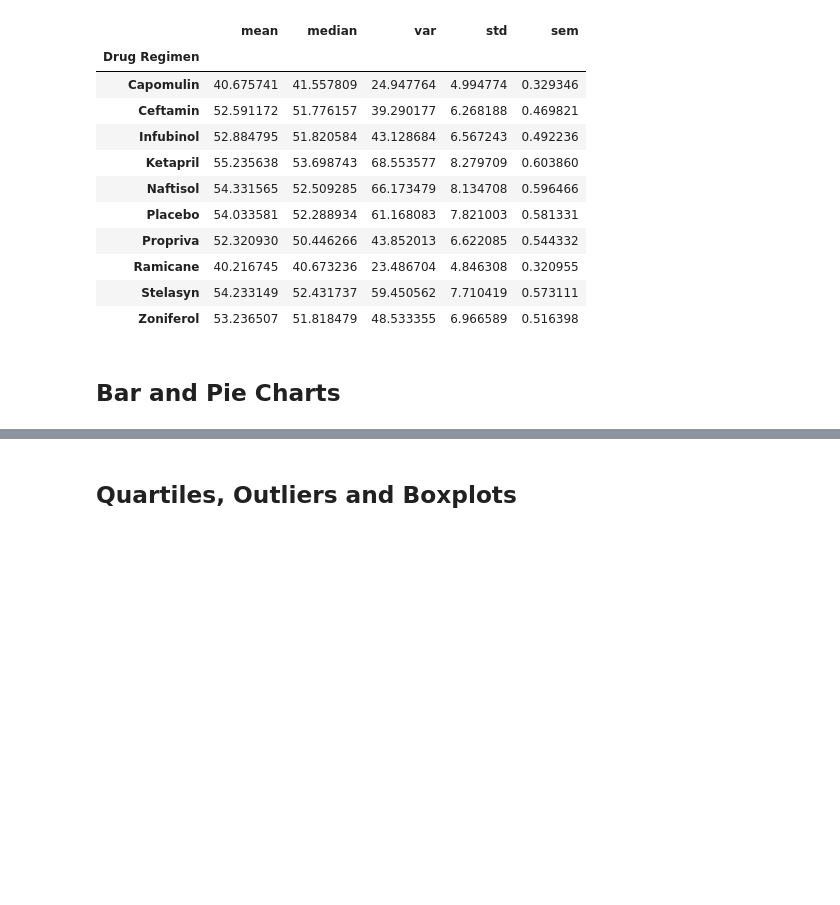
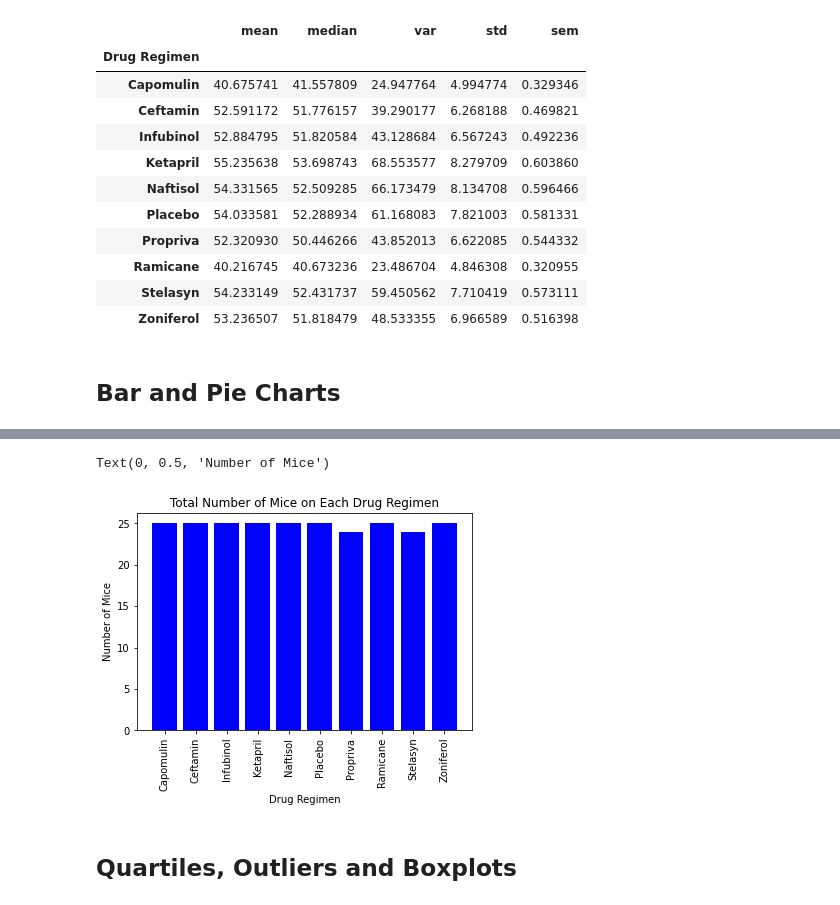
Before and after one commit to Courtneyrobison3/matplotlib-challenge, a Jupyter notebook: pymaceuticals_starter.ipynb, the cells around one changed output, grey strips where cells are left out. Saved outputs shown, nothing was run; the diff lists cells and outputs as text; code cells hidden in the pictures; blank space fills up the shorter version.

```diff
--- a/pymaceuticals_starter.ipynb
+++ b/pymaceuticals_starter.ipynb
@@ -190,3 +194,20 @@ Aggmethod
+# %%
+# Generate a bar plot showing the total number of unique mice tested on each drug regimen using pyplot.
+x_axis =range(merged_clean["Drug Regimen"].nunique())
+y_axis =MouseID
+plt.bar(x_axis, y_axis, color="b", align="center")
+
+plt.title("Total Number of Mice on Each Drug Regimen")
+
+drugs =sorted(merged_clean["Drug Regimen"].unique())
+
+
+plt.xticks(x_axis, drugs, rotation=90)
+plt.xlabel("Drug Regimen")
+plt.ylabel("Number of Mice")
+# %% [output]
+Text(0, 0.5, 'Number of Mice')
+[figure, added]
 # %%
 # Generate a pie plot showing the distribution of female versus male mice using pandas
 # %%
```
Also changed, not shown: parts of 2 cells of this notebook.
